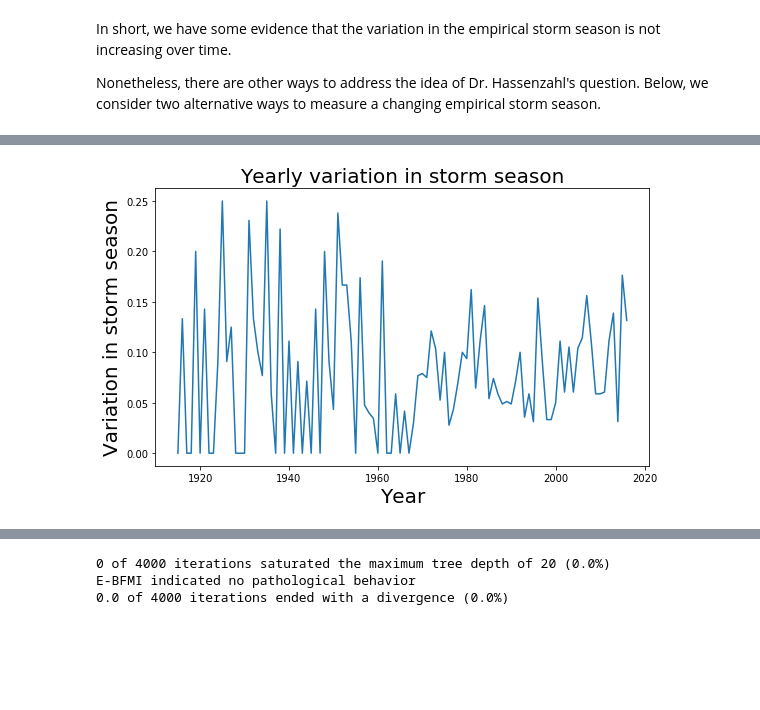
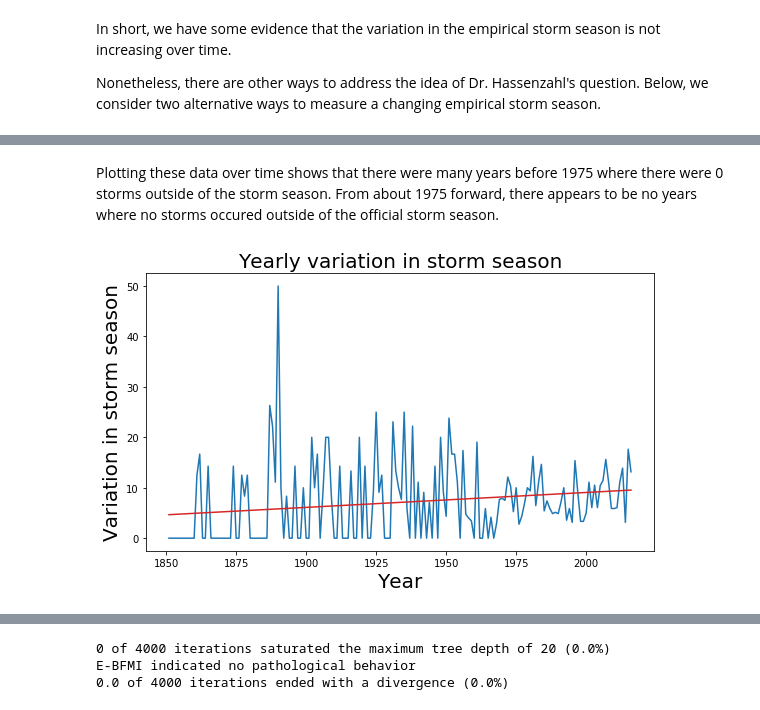
Before and after one commit to roualdes/stormevents, a Jupyter notebook: stormevents.ipynb, the cells around one changed output, grey strips where cells are left out. Saved outputs shown, nothing was run; the diff lists cells and outputs as text; code cells hidden in the pictures; blank space fills up the shorter version.

```diff
--- a/stormevents.ipynb
+++ b/stormevents.ipynb
@@ -26,10 +25,9 @@ To properly work with dates in Python, we convert dates, in the format YYYMMDD,
 # %%
 df['date'] = pd.to_datetime(df['date'], format='%Y%m%d')
 df.drop_duplicates('name', inplace=True) # don't double count storms
-df = df.loc[df.date > pd.to_datetime('1915'), :].copy() # do we really only want > 1915
 df['year'] = df.date.dt.year
-#df['day'] = df.date.dt.day
 df['cnum_dates'] = mdates.date2num([datetime.datetime(2018, d.month, d.day)
                          for _, d in df['date'].dropna().iteritems()])
 df['num_dates'] = mdates.date2num([datetime.datetime(d.year, d.month, d.day)
                          for _, d in df['date'].iteritems()])
+df.head()
@@ -265,6 +278,6 @@ def outside_SS(df):
     early = np.sum(df['date'] < datetime.datetime(y, 6, 1))
     late = np.sum(df['date'] > datetime.datetime(y, 10, 30))
     n = df['year'].shape[0]
-    return (early + late) / n
+    return 100 * (early + late) / n
 
 sdf['prop'] = df.groupby('year', as_index=False).apply(outside_SS)
@@ -273,10 +284,15 @@ sdf.to_csv('yearly_data.csv')
+# %% [markdown]
+Plotting these data over time shows that there were many years before 1975 where there were 0 storms outside of the storm season.  From about 1975 forward, there appears to be no years where no storms occured outside of the official storm season.
 # %%
+reg = sm.OLS(sdf['prop'], sm.tools.add_constant(sdf['year'])).fit()
+
 fig, ax = plt.subplots(1, 1, figsize=(8, 5))
 ax.cla()
 bp.curve(sdf['year'], sdf['prop'])
+bp.line(sdf['year'], reg.fittedvalues, color='tab:red')
 plt.xlabel('Year', fontsize=20)
 plt.ylabel('Variation in storm season', fontsize=20)
 plt.title('Yearly variation in storm season', fontsize=20)
 plt.tight_layout()
 # %% [output]
-[figure, old version]
+[figure, new version]
```
Also changed, not shown: parts of 62 cells of this notebook, 2 other files.
